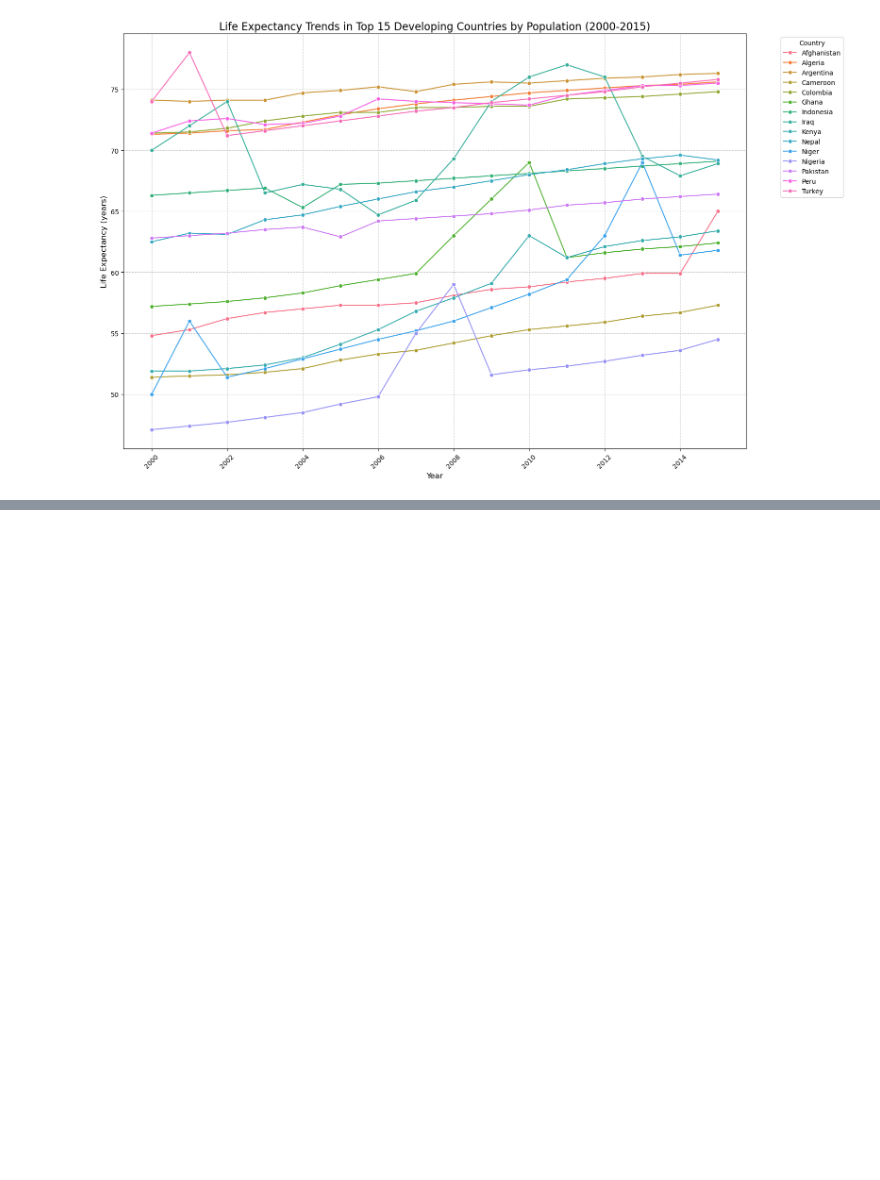
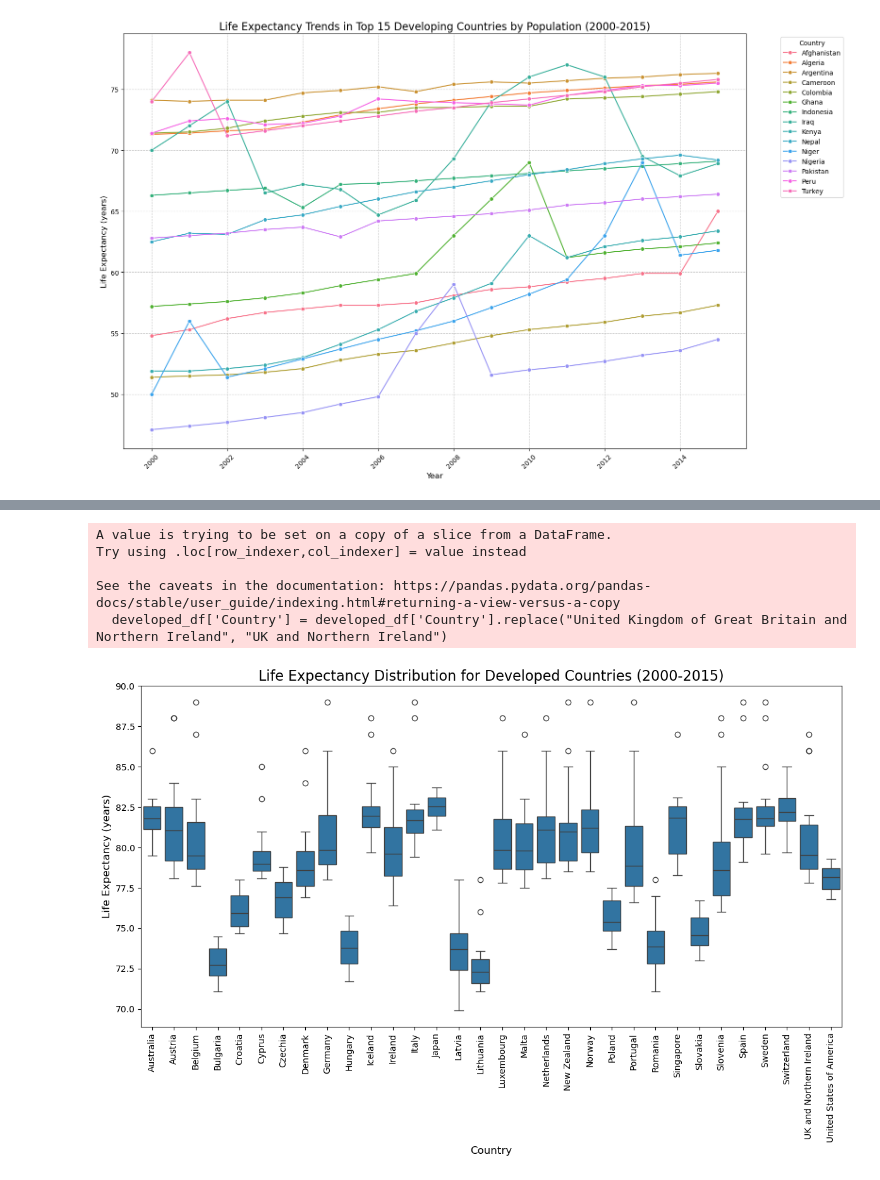
Before and after one commit to SRF-DS/project_1_group_3, a Jupyter notebook: life_expectancy_analysis.ipynb, the cells around one changed output, grey strips where cells are left out. Drawn from its saved outputs; the diff is of its cells as text; code cells hidden in the pictures; blank space fills up the shorter version.

```diff
--- a/life_expectancy_analysis.ipynb
+++ b/life_expectancy_analysis.ipynb
@@ -315,0 +380,38 @@ plt.show()
+# %%
+import pandas as pd
+import matplotlib.pyplot as plt
+import seaborn as sns
+
+# Filter for developed countries
+developed_df = df[df['Status'] == 'Developed']
+
+# Replace "United Kingdom of Great Britain and Northern Ireland" with "UK and Northern Ireland"
+developed_df['Country'] = developed_df['Country'].replace("United Kingdom of Great Britain and Northern Ireland", "UK and Northern Ireland")
+
+# Create the box and whisker plot with a narrower figure
+plt.figure(figsize=(12, 8))  # Adjusted width to 12 for a narrower chart
+sns.boxplot(x='Country', y='Life expectancy ', data=developed_df)
+
+# Update the title to reflect the change
+plt.title('Life Expectancy Distribution for Developed Countries (2000-2015)', fontsize=16)
+plt.xlabel('Country', fontsize=12)
+plt.ylabel('Life Expectancy (years)', fontsize=12)
+
+# Rotate x-axis labels for better readability
+plt.xticks(rotation=90)
+
+# Save the plot
+plt.savefig('life_expectancy_distribution_developed.png', dpi=300, bbox_inches='tight')
+
+# Adjust y-axis to focus on the relevant range
+plt.ylim(developed_df['Life expectancy '].min() - 1, developed_df['Life expectancy '].max() + 1)
+
+plt.tight_layout()
+plt.show()
+# %% [output]
+A value is trying to be set on a copy of a slice from a DataFrame.
+Try using .loc[row_indexer,col_indexer] = value instead
+
+See the caveats in the documentation: https://pandas.pydata.org/pandas-docs/stable/user_guide/indexing.html#returning-a-view-versus-a-copy
+  developed_df['Country'] = developed_df['Country'].replace("United Kingdom of Great Britain and Northern Ireland", "UK and Northern Ireland")
+[figure, added]
```
Also changed, not shown: parts of 3 cells of this notebook, 11 other files.
